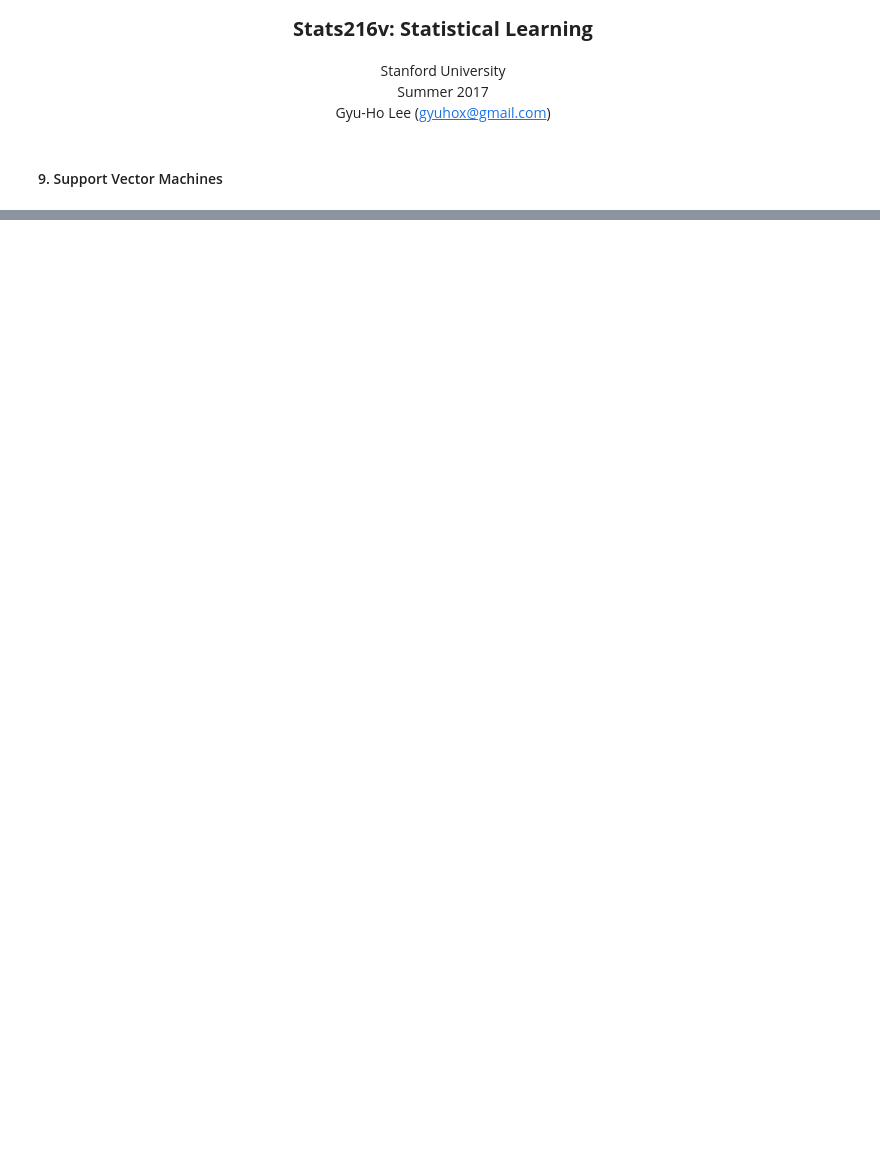
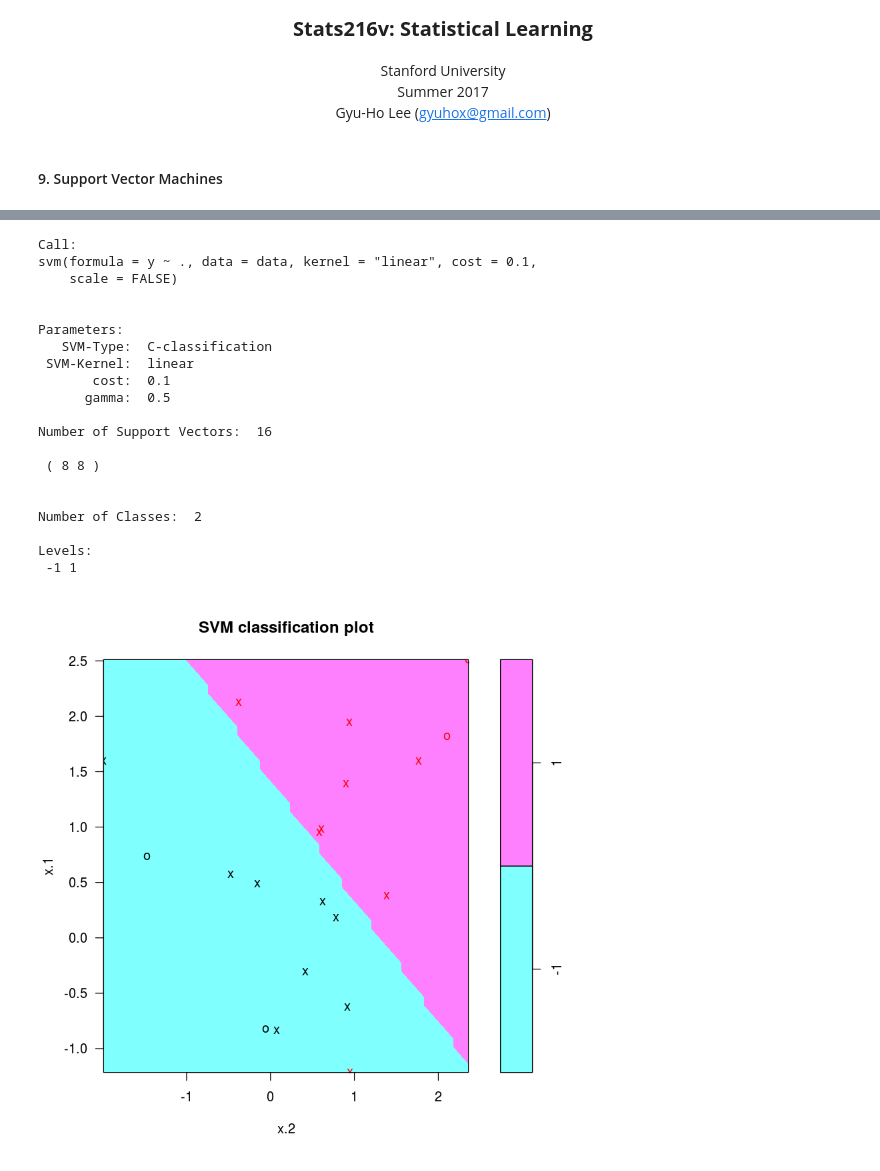
Before and after one commit to gyuho/dplearn, a Jupyter notebook: notebooks/stats216v/chapter-09-r.ipynb, the cells around one changed output, grey strips where cells are left out. Drawn from its saved outputs; the diff is of its cells as text; code cells hidden in the pictures; blank space fills up the shorter version.

```diff
--- a/notebooks/stats216v/chapter-09-r.ipynb
+++ b/notebooks/stats216v/chapter-09-r.ipynb
@@ -210,0 +80,26 @@ contrasts(Carseats$ShelveLoc)
+# %%
+svmfit = svm(y~., data=data, kernel="linear", cost=0.1, scale=FALSE)
+plot(svmfit, data)
+summary(svmfit)
+# %% [output]
+Call:
+svm(formula = y ~ ., data = data, kernel = "linear", cost = 0.1,
+    scale = FALSE)
+
+
+Parameters:
+   SVM-Type:  C-classification
+ SVM-Kernel:  linear
+       cost:  0.1
+      gamma:  0.5
+
+Number of Support Vectors:  16
+
+ ( 8 8 )
+
+
+Number of Classes:  2
+
+Levels:
+ -1 1
+[figure, added]
```
Also changed, not shown: parts of 40 cells of this notebook, 6 other files.
